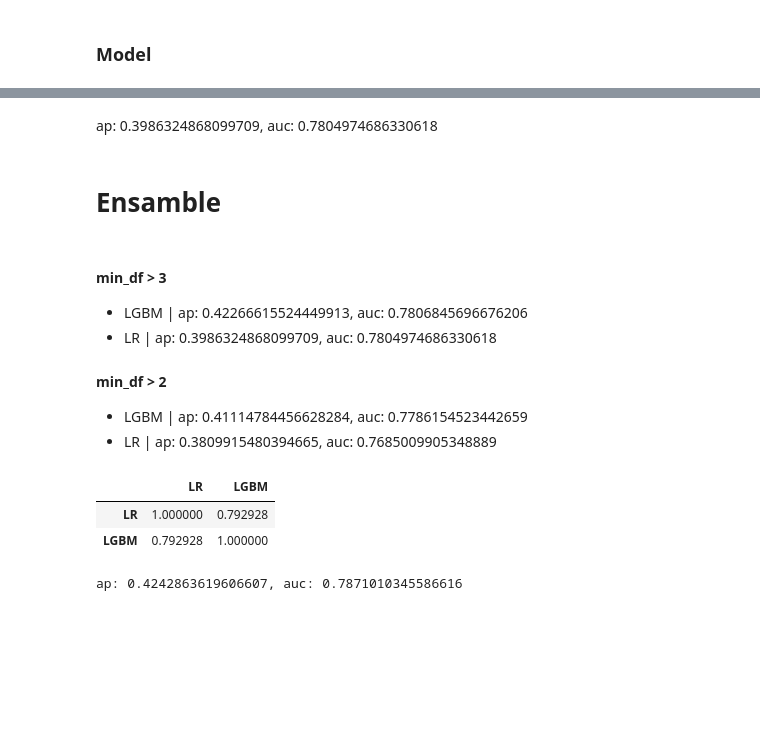
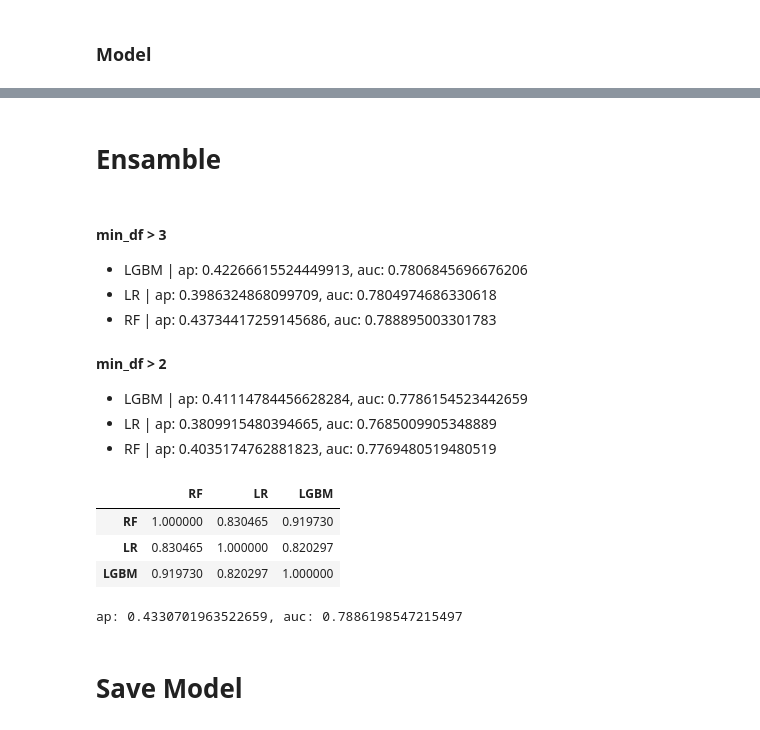
Before and after one commit to FabioCaffarello/Youtube-Video-Recommendations, a Jupyter notebook: 02-YouTubeNotebooks/07-Modelling.ipynb, the cells around one changed output, grey strips where cells are left out. Saved outputs shown, nothing was run; the diff lists cells and outputs as text; code cells hidden in the pictures; blank space fills up the shorter version.

Commit message:
modelling

```diff
--- a/02-YouTubeNotebooks/07-Modelling.ipynb
+++ b/02-YouTubeNotebooks/07-Modelling.ipynb
@@ -92,6 +92,6 @@ XtrainWTitle.shape, XvalWTitle.shape
 # %% [markdown]
 ## RandomForestClassifier
 # %%
-rf = RandomForestClassifier(n_estimators=1500, random_state=0, min_samples_leaf=2, class_weight='balanced', n_jobs=-1)
+rf = RandomForestClassifier(n_estimators=1500, random_state=0, min_samples_leaf=5, class_weight='balanced', n_jobs=-1)
 rf.fit(XtrainWTitle, ytrain)
 # %% [output]
@@ -217,7 +314,7 @@ params = [0.001477438108754858, #lr
  0.16137221087324535, #subsample
  0.19593296243176872, #colsample_bytree
  966, #n_estimetors
- 2,  #min_df
+ 3,  #min_df
  5] #ngram_range
 
 
@@ -238,15 +335,17 @@ titleBowVal = titleVec.transform(titleVal)
 XtrainWTitle = hstack([Xtrain, titleBowTrain])
 XvalWTitle = hstack([Xval, titleBowVal])
 
-model = LGBMClassifier(learning_rate=lr, num_leaves=2 ** max_depth, max_depth=max_depth,
+modelLgbm = LGBMClassifier(learning_rate=lr, num_leaves=2 ** max_depth, max_depth=max_depth,
                        min_child_samples=min_child_samples, subsample=subsample, colsample_bytree=colsample_bytree,
                        bagging_freq=1, n_estimators=n_estimators, random_state=0, class_weight='balanced', n_jobs=-1)
 
-model.fit(XtrainWTitle, ytrain)
+modelLgbm.fit(XtrainWTitle, ytrain)
 
-pLgbm = model.predict_proba(XvalWTitle)[:,1]
+pLgbm = modelLgbm.predict_proba(XvalWTitle)[:,1]
 
 
 print(f'ap: {average_precision_score(yval,pLgbm)}, auc: {roc_auc_score(yval, pLgbm)}')
+
+#ap: 0.4211858121788448, auc: 0.7803543913713407
 # %% [output]
 [LightGBM] [Warning] bagging_freq is set=1, subsample_freq=0 will be ignored. Current value: bagging_freq=1
@@ -271,5 +370,7 @@ XvalWTitle2.shape
 # %% [markdown]
 ### Model
 # %%
-model = LogisticRegression(C=0.01, n_jobs=-1, random_state=0)
-model.fit(XtrainWTitle2, ytrain)
+modelLr = LogisticRegression(C=0.01, n_jobs=-1, random_state=0)
+modelLr.fit(XtrainWTitle2, ytrain)
+
+pLr = modelLr.predict_proba(XvalWTitle2)[:,1]
@@ -278,5 +377,3 @@ LogisticRegression(C=0.01, n_jobs=-1, random_state=0)
-# %%
-pLr = model.predict_proba(XvalWTitle2)[:,1]
 # %%
 print(f'ap: {average_precision_score(yval, pLr)}, auc: {roc_auc_score(yval, pLr)}')
 # %% [output]
@@ -284,23 +381,29 @@ ap: 0.3809915480394665, auc: 0.7685009905348889
-# %% [markdown]
-ap: 0.3986324868099709, auc: 0.7804974686330618
 # %% [markdown]
 # Ensamble
 # %% [markdown]
 #### min_df > 3
 - LGBM | ap: 0.42266615524449913, auc: 0.7806845696676206
 - LR   | ap: 0.3986324868099709, auc: 0.7804974686330618
+- RF   | ap: 0.43734417259145686, auc: 0.788895003301783
 
 #### min_df > 2
 - LGBM | ap: 0.41114784456628284, auc: 0.7786154523442659
 - LR   | ap: 0.3809915480394665, auc: 0.7685009905348889
+- RF   | ap: 0.4035174762881823, auc: 0.7769480519480519
 # %%
-pd.DataFrame({'LR': pLr, 'LGBM': pLgbm}).corr()
+pd.DataFrame({'RF': pRf,'LR': pLr, 'LGBM': pLgbm}).corr()
 # %% [output]
-|  | LR | LGBM |
-| LR | 1.000000 | 0.792928 |
-| LGBM | 0.792928 | 1.000000 |
+|  | RF | LR | LGBM |
+| RF | 1.000000 | 0.830465 | 0.919730 |
+| LR | 0.830465 | 1.000000 | 0.820297 |
+| LGBM | 0.919730 | 0.820297 | 1.000000 |
 # %%
-p = (0.30*pLgbm + 0.70*pLr)
+p = (0.57*pRf + 0.43*pLgbm)
 print(f'ap: {average_precision_score(yval,p)}, auc: {roc_auc_score(yval, p)}')
+
+# ap: 0.4325093482032139, auc: 0.7893132291437376
+# ap: 0.4333159558286226, auc: 0.7887739379264804
 # %% [output]
-ap: 0.4242863619606607, auc: 0.7871010345586616
+ap: 0.4330701963522659, auc: 0.7886198547215497
+# %% [markdown]
+# Save Model
```
Also changed, not shown: parts of 15 cells of this notebook.
